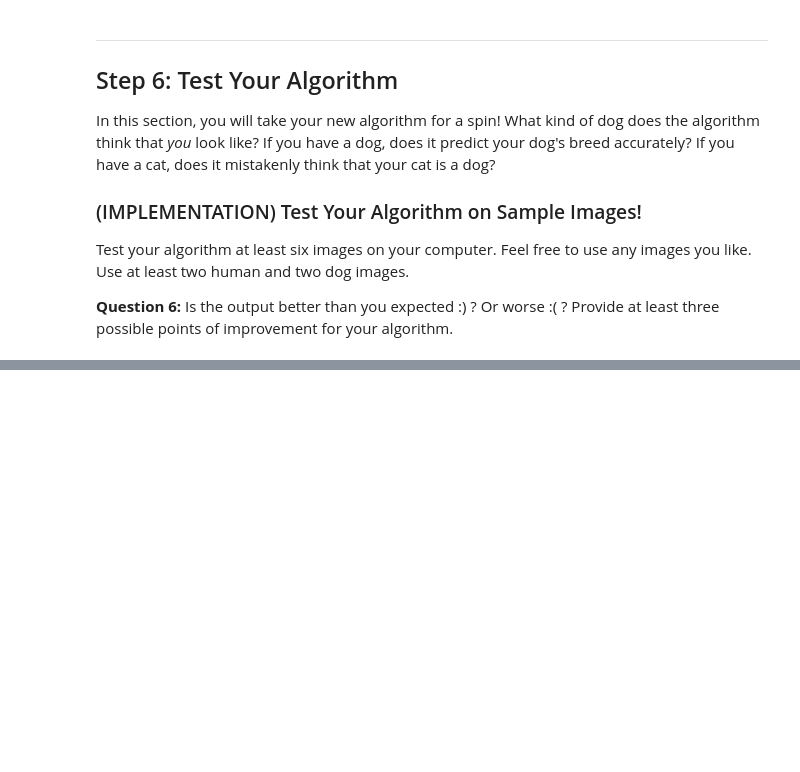
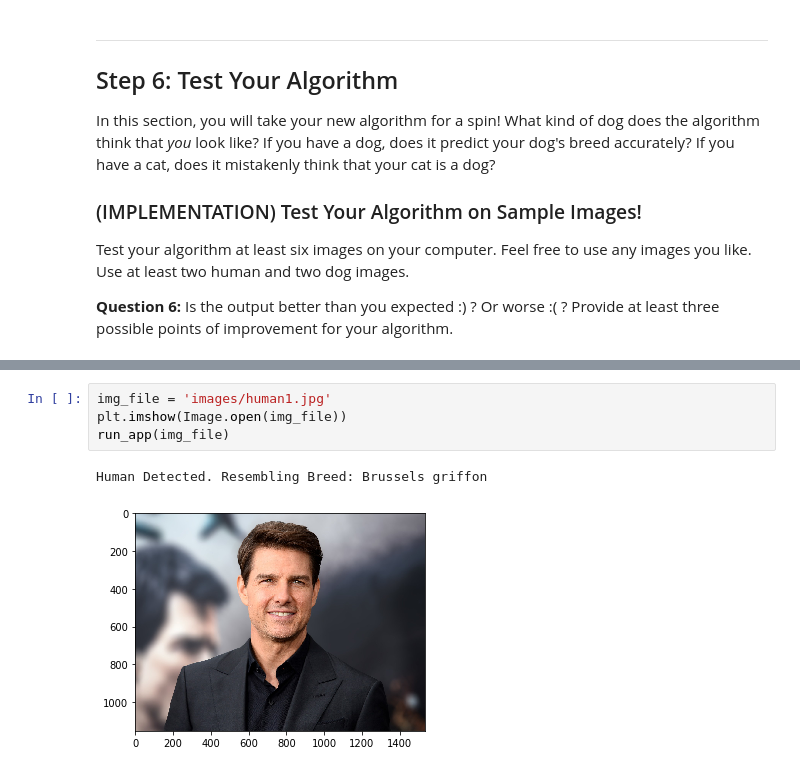
Before and after one commit to pareshppp/UdacityProjects, a Jupyter notebook: Deep-Learning-Nanodegree/deep-learning-v2-pytorch/project-dog-classification/dog_app.ipynb, the cells around one changed output, grey strips where cells are left out. Cells and saved outputs as stored; diff of their text form; blank space fills up the shorter version.

```diff
--- a/Deep-Learning-Nanodegree/deep-learning-v2-pytorch/project-dog-classification/dog_app.ipynb
+++ b/Deep-Learning-Nanodegree/deep-learning-v2-pytorch/project-dog-classification/dog_app.ipynb
@@ -924,0 +1056,7 @@ for file in np.hstack((human_files[:3], dog_files[:3])):
+# %%
+img_file = 'images/human1.jpg'
+plt.imshow(Image.open(img_file))
+run_app(img_file)
+# %% [output]
+Human Detected. Resembling Breed: Brussels griffon
+[figure, added]
```
Also changed, not shown: parts of 26 cells of this notebook, 7 other files.
